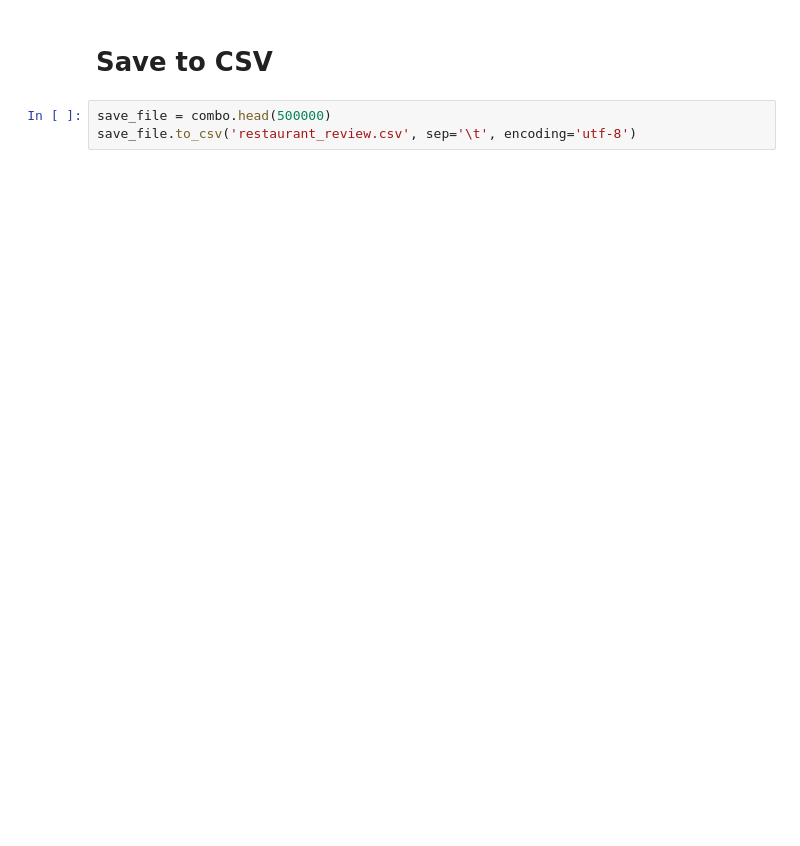
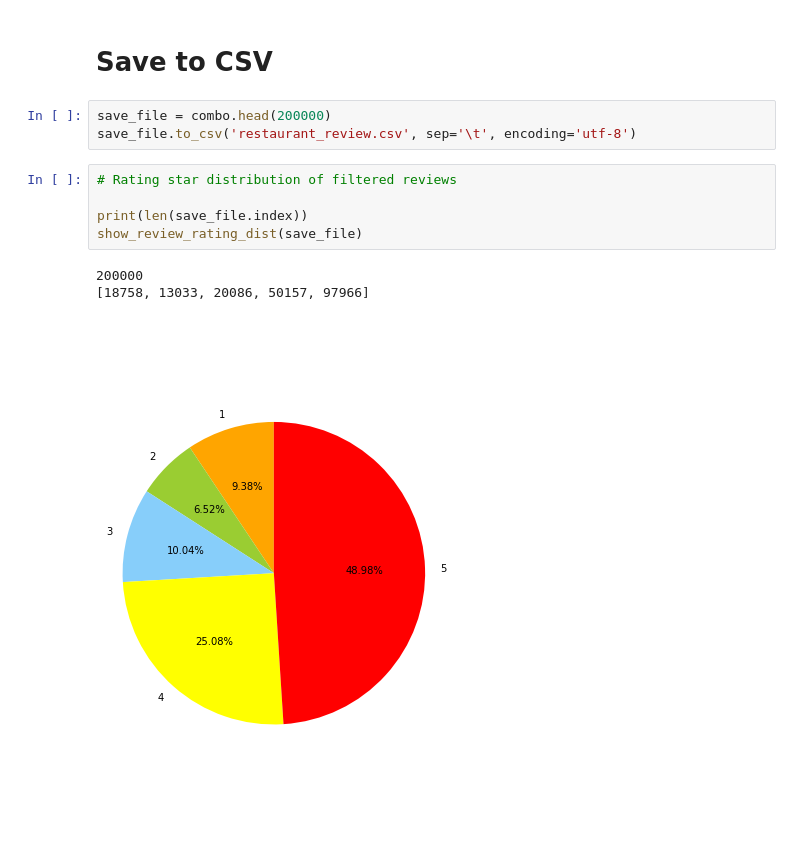
Before and after one commit to X-czh/fake-review-generation, a Jupyter notebook: data/preprocess_notebook.ipynb, the cells around one changed output. Saved outputs shown, nothing was run; the diff lists cells and outputs as text; blank space fills up the shorter version.

```diff
--- a/data/preprocess_notebook.ipynb
+++ b/data/preprocess_notebook.ipynb
@@ -157,5 +165,14 @@ show_review_rating_dist(combo)
 # %% [markdown]
 # Save to CSV
 # %%
-save_file = combo.head(500000)
+save_file = combo.head(200000)
 save_file.to_csv('restaurant_review.csv', sep='\t', encoding='utf-8')
+# %%
+# Rating star distribution of filtered reviews
+
+print(len(save_file.index))
+show_review_rating_dist(save_file)
+# %% [output]
+200000
+[18758, 13033, 20086, 50157, 97966]
+[figure, added]
```
Also changed, not shown: parts of 7 cells of this notebook, 2 other files.
